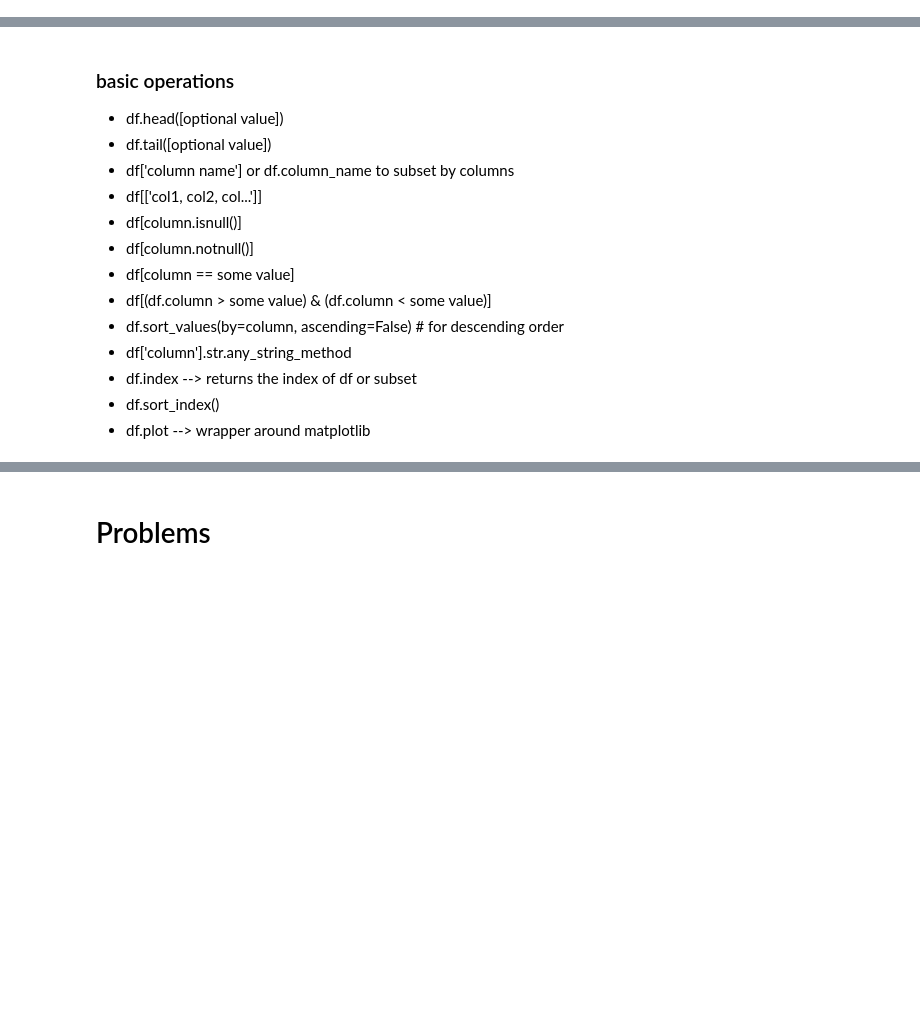
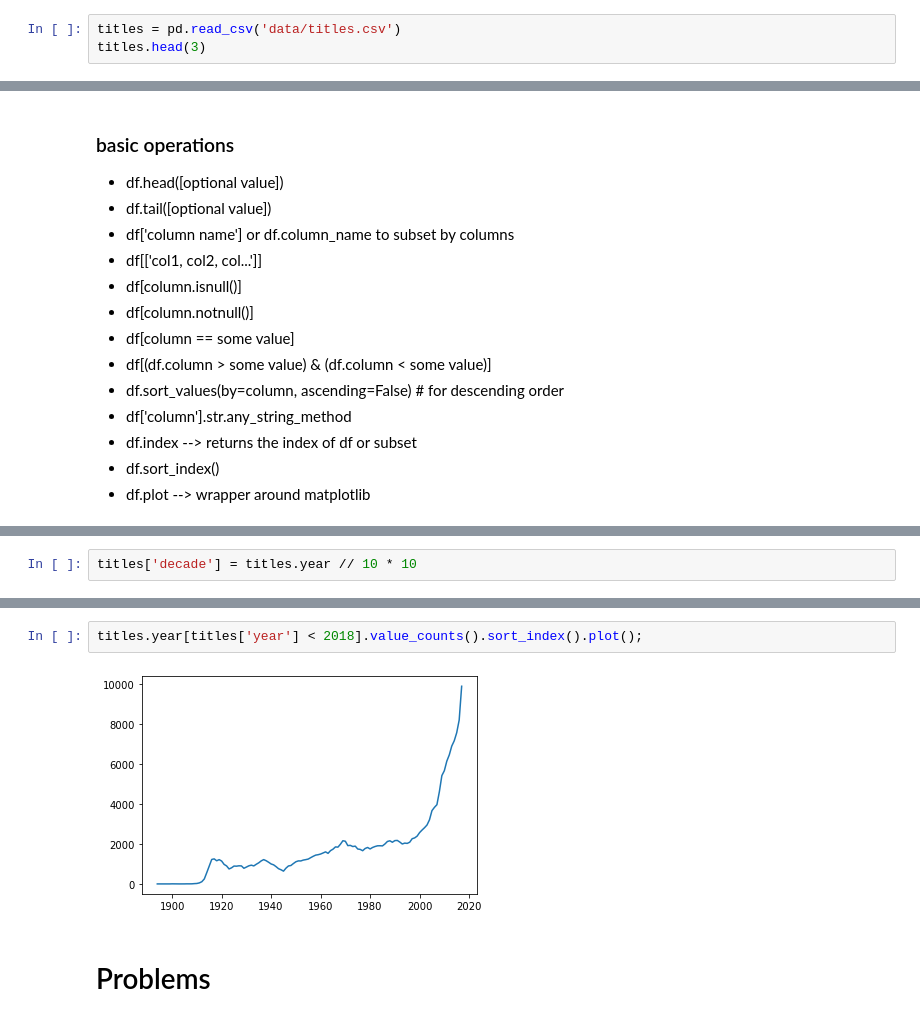
Before and after one commit to ajatwani/OIM3640_SP22, a Jupyter notebook: 16-pandas_filtering.ipynb, the cells around one changed output, grey strips where cells are left out. Cells and saved outputs as stored; diff of their text form; blank space fills up the shorter version.

```diff
--- a/16-pandas_filtering.ipynb
+++ b/16-pandas_filtering.ipynb
@@ -19,3 +19,6 @@ pd.__version__
 * create a folder named data in the same directory as your notebook
 * download Archive.zip into it
 * extract the contents of Archive.zip (may take a minute or two)
+# %%
+titles = pd.read_csv('data/titles.csv')
+titles.head(3)
@@ -36,0 +71,2 @@ pd.__version__
+# %%
+titles['decade'] = titles.year // 10 * 10
@@ -39,3 +129,7 @@ pd.__version__
+# %%
+titles.year[titles['year'] < 2018].value_counts().sort_index().plot();
+# %% [output]
+[figure, added]
 # %% [markdown]
 # Problems
 # %% [markdown]
```
Also changed, not shown: parts of 8 cells of this notebook, 4 other files.
